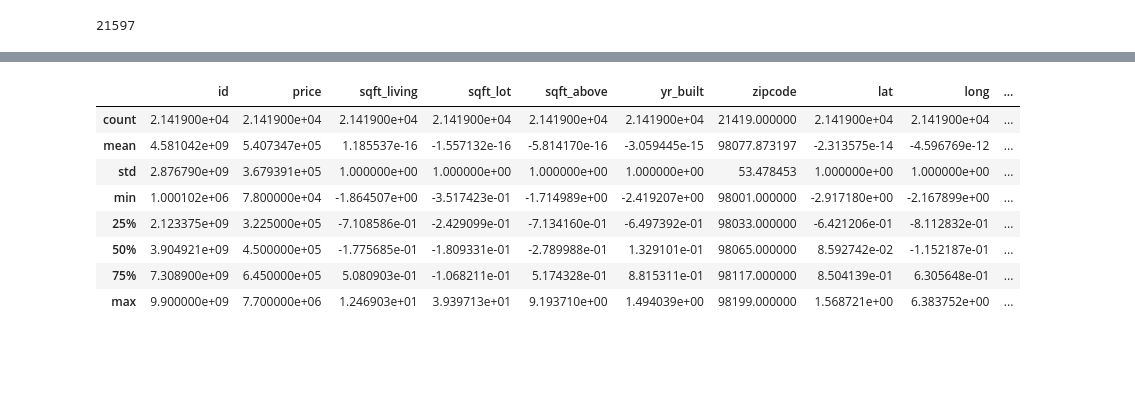
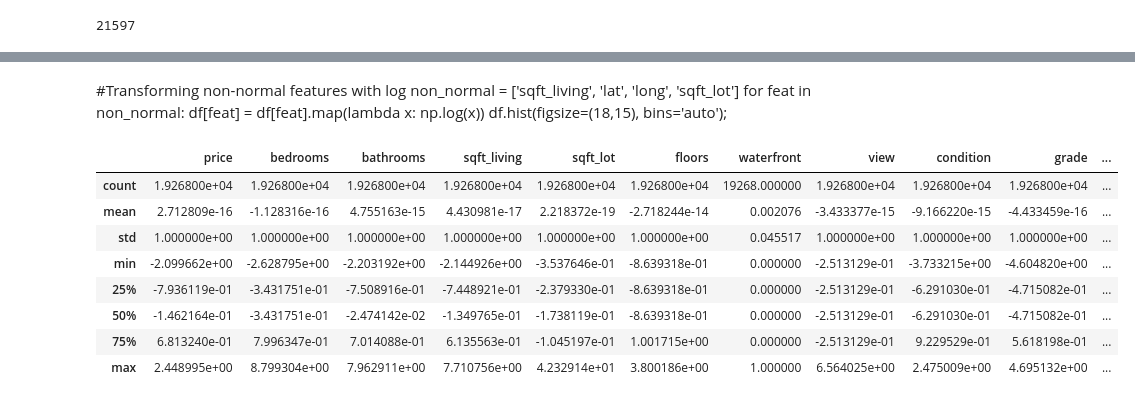
Before and after one commit to kstrickland680/housing-analysis, a Jupyter notebook: housing-analysis.ipynb, the cells around one changed output, grey strips where cells are left out. Saved outputs shown, nothing was run; the diff lists cells and outputs as text; code cells hidden in the pictures; blank space fills up the shorter version.

```diff
--- a/housing-analysis.ipynb
+++ b/housing-analysis.ipynb
@@ -184,11 +265,12 @@ memory usage: 2.9 MB
 # %%
-#bedrooms, bathrooms, floors, waterfront, view, conditiono, grade are categorical
+#bedrooms, bathrooms, floors, conditiono, grade, zipcode are categorical
 #bedrooms, bathrooms, floors, waterfront, view, conditiono, and grade should be changed to string
-df['bedrooms'] = df['bedrooms'].astype('str')
-df['bathrooms']= df['bathrooms'].astype('str')
-df['floors'] = df['floors'].astype('str')
-df['condition']=df['condition'].astype('str')
-df['grade']=df['grade'].astype('str')
+#df['bedrooms'] = df['bedrooms'].astype('str')
+#df['bathrooms']= df['bathrooms'].astype('str')
+#df['floors'] = df['floors'].astype('str')
+#df['condition']=df['condition'].astype('str')
+#df['grade']=df['grade'].astype('str')
+df['zipcode']=df['zipcode'].astype('str')
 df.info()
 # %% [output]
 <class 'pandas.core.frame.DataFrame'>
@@ -210,0 +293,9 @@ memory usage: 2.9+ MB
+# %%
+len(df[df['sqft_basement'] == '?'])
+#414 unknown values
+#df[df['sqft_basement'] == '?'] = '0.0'
+df['sqft_basement'].replace({"?": "0.0"}, inplace=True)
+len(df[df['sqft_basement'] == '?'])
+#replacing witht 0 as most common entry
+#recasting as numereic
+df['sqft_basement'] = df['sqft_basement'].astype(float)
@@ -211,3 +322,8 @@ memory usage: 2.9+ MB
+# %%
+df['age']=df['date']-df['yr_built']
+##adds a column representing the age of theh houose when it was sold
+#makes it categorical witht 10 bins
+#df['age']=pd.qcut(df['age'], q=10, precision=0)
 # %%
 #Check the elinearity assumption for chohsen features with target variable using scatter plots
 #DO I NEED TO DO SOMETHING ELSE HERE?
@@ -249,5 +373,5 @@ sns.heatmap(corr, center=0, annot=True);
 # %%
-#overlyhigh pairwise-correlation (r > .65) = sqft_living with sqft_above; sqft_lving with sqft_livingn15
+#overlyhigh pairwise-correlation (r > .75) = sqft_living with sqft_above; sqft_lving with sqft_livingn15
 #sqft_lot witht sqft_lot15, sqft_abovewithsqft_livingn15, sqft_lot witih hsqft_lot15
 
 #get rid of sqft_living15 and sqft_lot15, sqft_above
@@ -255,6 +379,9 @@ sns.heatmap(corr, center=0, annot=True);
 df = df.drop(['sqft_living15'], axis=1)
 df = df.drop(['sqft_lot15'], axis=1)
 df = df.drop(['sqft_above'], axis=1)
+df = df.drop(['yr_built'], axis=1)
+df = df.drop(['id'], axis=1)
+df = df.drop(['date'], axis=1)
 # %%
 df.info()
 # %% [output]
@@ -278,20 +413,25 @@ memory usage: 2.9+ MB
+# %% [markdown]
+#Transforming non-normal features with log
+non_normal = ['sqft_living', 'lat', 'long',  'sqft_lot']
+for feat in non_normal:
+    df[feat] = df[feat].map(lambda x: np.log(x))
+df.hist(figsize=(18,15), bins='auto');
 # %%
-#normalizing the data so thaht all numeric columns are on the same scale
+#normalizing the data
 def norm_feat(series):
     return (series - series.mean())/series.std()
-for feat in ['sqft_living', 'sqft_lot', 'sqft_above', 'yr_built',
-            'lat', 'long', 'sqft_living15', 'sqft_lot15']:
+#for feat in ['sqft_living', 'sqft_lot', 'lat', 'long']:
+for feat in ['price', 'bedrooms', 'bathrooms', 'sqft_living', 'sqft_lot', 'floors', 'view',
+             'condition', 'grade', 'age', 'lat', 'long']:
     df[feat] = norm_feat(df[feat])
 df.describe()
-
-##sqft_living, sqft_lot, sqft_above, sqft_basement, yr_built, lat, long, sqft_living15, sqft_lot15
 # %% [output]
-|  | id | price | sqft_living | sqft_lot | sqft_above | yr_built | zipcode | lat | long | ... |
-| count | 2.141900e+04 | 2.141900e+04 | 2.141900e+04 | 2.141900e+04 | 2.141900e+04 | 2.141900e+04 | 21419.000000 | 2.141900e+04 | 2.141900e+04 | ... |
-| mean | 4.581042e+09 | 5.407347e+05 | 1.185537e-16 | -1.557132e-16 | -5.814170e-16 | -3.059445e-15 | 98077.873197 | -2.313575e-14 | -4.596769e-12 | ... |
-| std | 2.876790e+09 | 3.679391e+05 | 1.000000e+00 | 1.000000e+00 | 1.000000e+00 | 1.000000e+00 | 53.478453 | 1.000000e+00 | 1.000000e+00 | ... |
-| min | 1.000102e+06 | 7.800000e+04 | -1.864507e+00 | -3.517423e-01 | -1.714989e+00 | -2.419207e+00 | 98001.000000 | -2.917180e+00 | -2.167899e+00 | ... |
-| 25% | 2.123375e+09 | 3.225000e+05 | -7.108586e-01 | -2.429099e-01 | -7.134160e-01 | -6.497392e-01 | 98033.000000 | -6.421206e-01 | -8.112832e-01 | ... |
-| 50% | 3.904921e+09 | 4.500000e+05 | -1.775685e-01 | -1.809331e-01 | -2.789988e-01 | 1.329101e-01 | 98065.000000 | 8.592742e-02 | -1.152187e-01 | ... |
-| 75% | 7.308900e+09 | 6.450000e+05 | 5.080903e-01 | -1.068211e-01 | 5.174328e-01 | 8.815311e-01 | 98117.000000 | 8.504139e-01 | 6.305648e-01 | ... |
-| max | 9.900000e+09 | 7.700000e+06 | 1.246903e+01 | 3.939713e+01 | 9.193710e+00 | 1.494039e+00 | 98199.000000 | 1.568721e+00 | 6.383752e+00 | ... |
+|  | price | bedrooms | bathrooms | sqft_living | sqft_lot | floors | waterfront | view | condition | grade | ... |
+| count | 1.926800e+04 | 1.926800e+04 | 1.926800e+04 | 1.926800e+04 | 1.926800e+04 | 1.926800e+04 | 19268.000000 | 1.926800e+04 | 1.926800e+04 | 1.926800e+04 | ... |
+| mean | 2.712809e-16 | -1.128316e-16 | 4.755163e-15 | 4.430981e-17 | 2.218372e-19 | -2.718244e-14 | 0.002076 | -3.433377e-15 | -9.166220e-15 | -4.433459e-16 | ... |
+| std | 1.000000e+00 | 1.000000e+00 | 1.000000e+00 | 1.000000e+00 | 1.000000e+00 | 1.000000e+00 | 0.045517 | 1.000000e+00 | 1.000000e+00 | 1.000000e+00 | ... |
+| min | -2.099662e+00 | -2.628795e+00 | -2.203192e+00 | -2.144926e+00 | -3.537646e-01 | -8.639318e-01 | 0.000000 | -2.513129e-01 | -3.733215e+00 | -4.604820e+00 | ... |
+| 25% | -7.936119e-01 | -3.431751e-01 | -7.508916e-01 | -7.448921e-01 | -2.379330e-01 | -8.639318e-01 | 0.000000 | -2.513129e-01 | -6.291030e-01 | -4.715082e-01 | ... |
+| 50% | -1.462164e-01 | -3.431751e-01 | -2.474142e-02 | -1.349765e-01 | -1.738119e-01 | -8.639318e-01 | 0.000000 | -2.513129e-01 | -6.291030e-01 | -4.715082e-01 | ... |
+| 75% | 6.813240e-01 | 7.996347e-01 | 7.014088e-01 | 6.135563e-01 | -1.045197e-01 | 1.001715e+00 | 0.000000 | -2.513129e-01 | 9.229529e-01 | 5.618198e-01 | ... |
+| max | 2.448995e+00 | 8.799304e+00 | 7.962911e+00 | 7.710756e+00 | 4.232914e+01 | 3.800186e+00 | 1.000000 | 6.564025e+00 | 2.475009e+00 | 4.695132e+00 | ... |
```
Also changed, not shown: parts of 38 cells of this notebook.
